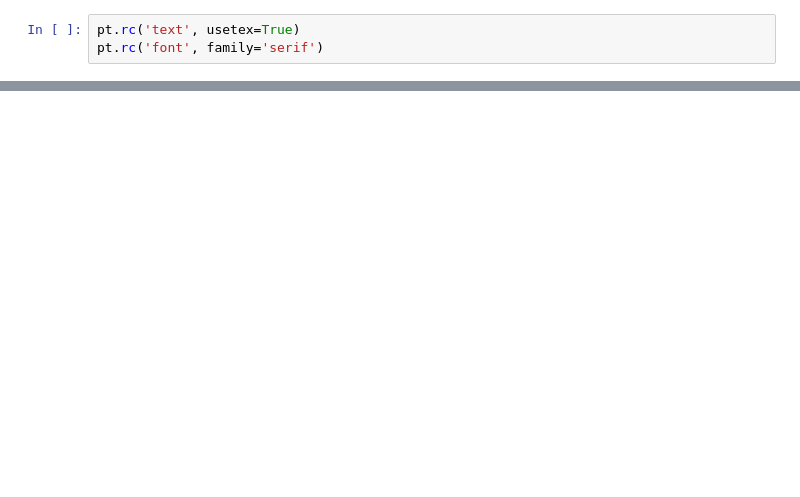
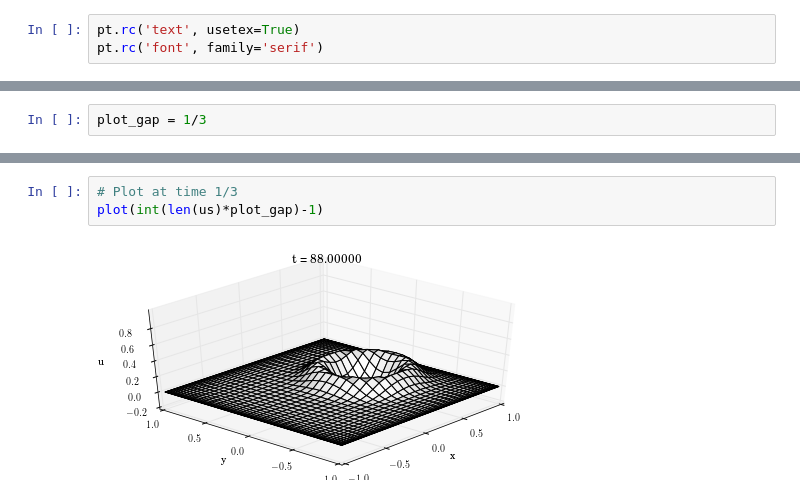
Before and after one commit to Jordi-Ab/SciCompAndC-, a Jupyter notebook: Coursework3/Plotting Q4.ipynb, the cells around one changed output, grey strips where cells are left out. Cells and saved outputs as stored; diff of their text form; blank space fills up the shorter version.

```diff
--- a/Coursework3/Plotting Q4.ipynb
+++ b/Coursework3/Plotting Q4.ipynb
@@ -112,0 +28,2 @@ print(uu2)
+# %%
+plot_gap = 1/3
@@ -112,0 +48,5 @@ print(uu2)
+# %%
+# Plot at time 1/3
+plot(int(len(us)*plot_gap)-1)
+# %% [output]
+[figure, added]
```
Also changed, not shown: parts of 26 cells of this notebook, 9 other files.
